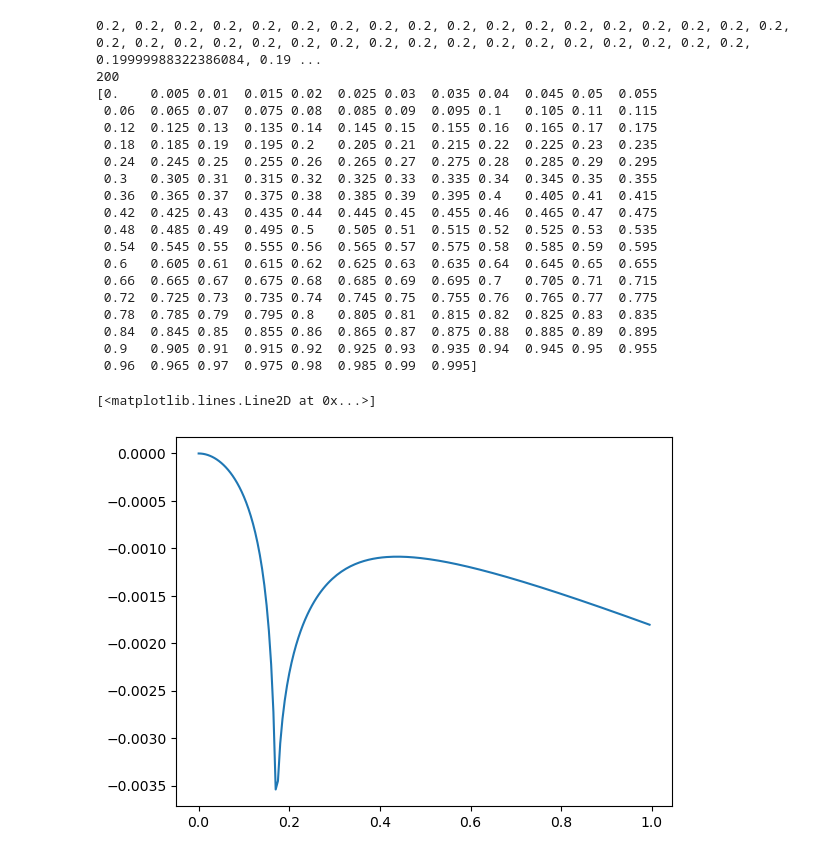
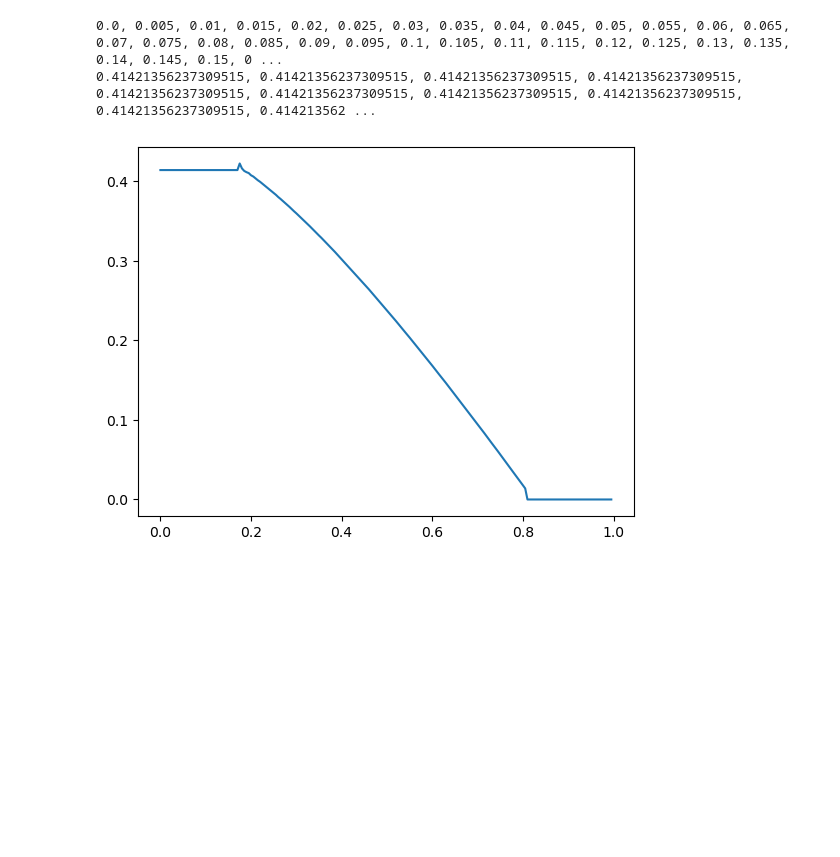
Before and after one commit to ragheedalhyder/BoseHubbard, a Jupyter notebook: src/testing.ipynb, the cells around one changed output. Drawn from its saved outputs; the diff is of its cells as text; code cells hidden in the pictures; blank space fills up the shorter version.

```diff
--- a/src/testing.ipynb
+++ b/src/testing.ipynb
@@ -105,0 +67,25 @@ print(N)
+# %%
+# Stack arrays in sequence horizontally (column wise).
+data = np.column_stack((dJUs, omega0s, omega1s, omega2s))
+
+# Save the data to a text file.
+filename = f'../data/Perturbative_UIB_{UIB:.2f}_mu_{muU:.2f}.txt'
+np.savetxt(filename, data, delimiter=",", header="dJUs, omega0s, omega1s, omega2s")
+# %%
+# Plot my results and those of Victor
+# Load the data from the text file.
+data = np.loadtxt(filename, delimiter=",")
+
+# Split the data into separate arrays.
+dJUs, omega0s, omega1s, omega2s = data.T
+
+plt.plot(dJUs_vector, en_vector , label='Victor')
+plt.plot(dJUs, omega0s + omega1s + omega2s, '*', label='Ragheed')
+plt.xlabel(r"$2d t/U$")
+plt.ylabel(r"$E_P/U$")
+plt.title(r"Perturbative energy for $\mu/U = \sqrt{2}-1$")
+plt.xlim([0, 0.5])
+plt.ylim([0.18, 0.22])
+plt.grid()
+plt.legend()
+plt.show()
@@ -106,27 +161,9 @@ print(N)
 # %%
-print(", ".join(map(str, omega0s)))
-print(np.size(omega1s))
-print(dJUs)
-plt.plot(dJUs, omega2s, label=r"$\omega_{0}$")
+print(", ".join(map(str, dJUs)))
+print(", ".join(map(str, muU_qcorr)))
+plt.plot(dJUs, muU_qcorr, label=r"$\omega_{0}$")
+plt.show()
 # %% [output]
-0.2, 0.2, 0.2, 0.2, 0.2, 0.2, 0.2, 0.2, 0.2, 0.2, 0.2, 0.2, 0.2, 0.2, 0.2, 0.2, 0.2, 0.2, 0.2, 0.2, 0.2, 0.2, 0.2, 0.2, 0.2, 0.2, 0.2, 0.2, 0.2, 0.2, 0.2, 0.2, 0.2, 0.2, 0.2, 0.19999988322386084, 0.19 ...
-200
-[0.    0.005 0.01  0.015 0.02  0.025 0.03  0.035 0.04  0.045 0.05  0.055
- 0.06  0.065 0.07  0.075 0.08  0.085 0.09  0.095 0.1   0.105 0.11  0.115
- 0.12  0.125 0.13  0.135 0.14  0.145 0.15  0.155 0.16  0.165 0.17  0.175
- 0.18  0.185 0.19  0.195 0.2   0.205 0.21  0.215 0.22  0.225 0.23  0.235
- 0.24  0.245 0.25  0.255 0.26  0.265 0.27  0.275 0.28  0.285 0.29  0.295
- 0.3   0.305 0.31  0.315 0.32  0.325 0.33  0.335 0.34  0.345 0.35  0.355
- 0.36  0.365 0.37  0.375 0.38  0.385 0.39  0.395 0.4   0.405 0.41  0.415
- 0.42  0.425 0.43  0.435 0.44  0.445 0.45  0.455 0.46  0.465 0.47  0.475
- 0.48  0.485 0.49  0.495 0.5   0.505 0.51  0.515 0.52  0.525 0.53  0.535
- 0.54  0.545 0.55  0.555 0.56  0.565 0.57  0.575 0.58  0.585 0.59  0.595
- 0.6   0.605 0.61  0.615 0.62  0.625 0.63  0.635 0.64  0.645 0.65  0.655
- 0.66  0.665 0.67  0.675 0.68  0.685 0.69  0.695 0.7   0.705 0.71  0.715
- 0.72  0.725 0.73  0.735 0.74  0.745 0.75  0.755 0.76  0.765 0.77  0.775
- 0.78  0.785 0.79  0.795 0.8   0.805 0.81  0.815 0.82  0.825 0.83  0.835
- 0.84  0.845 0.85  0.855 0.86  0.865 0.87  0.875 0.88  0.885 0.89  0.895
- 0.9   0.905 0.91  0.915 0.92  0.925 0.93  0.935 0.94  0.945 0.95  0.955
- 0.96  0.965 0.97  0.975 0.98  0.985 0.99  0.995]
+0.0, 0.005, 0.01, 0.015, 0.02, 0.025, 0.03, 0.035, 0.04, 0.045, 0.05, 0.055, 0.06, 0.065, 0.07, 0.075, 0.08, 0.085, 0.09, 0.095, 0.1, 0.105, 0.11, 0.115, 0.12, 0.125, 0.13, 0.135, 0.14, 0.145, 0.15, 0 ...
+0.41421356237309515, 0.41421356237309515, 0.41421356237309515, 0.41421356237309515, 0.41421356237309515, 0.41421356237309515, 0.41421356237309515, 0.41421356237309515, 0.41421356237309515, 0.414213562 ...
-[<matplotlib.lines.Line2D at 0x...>]
-[figure, old version]
+[figure, new version]
```
Also changed, not shown: parts of 15 cells of this notebook, 5 other files.
